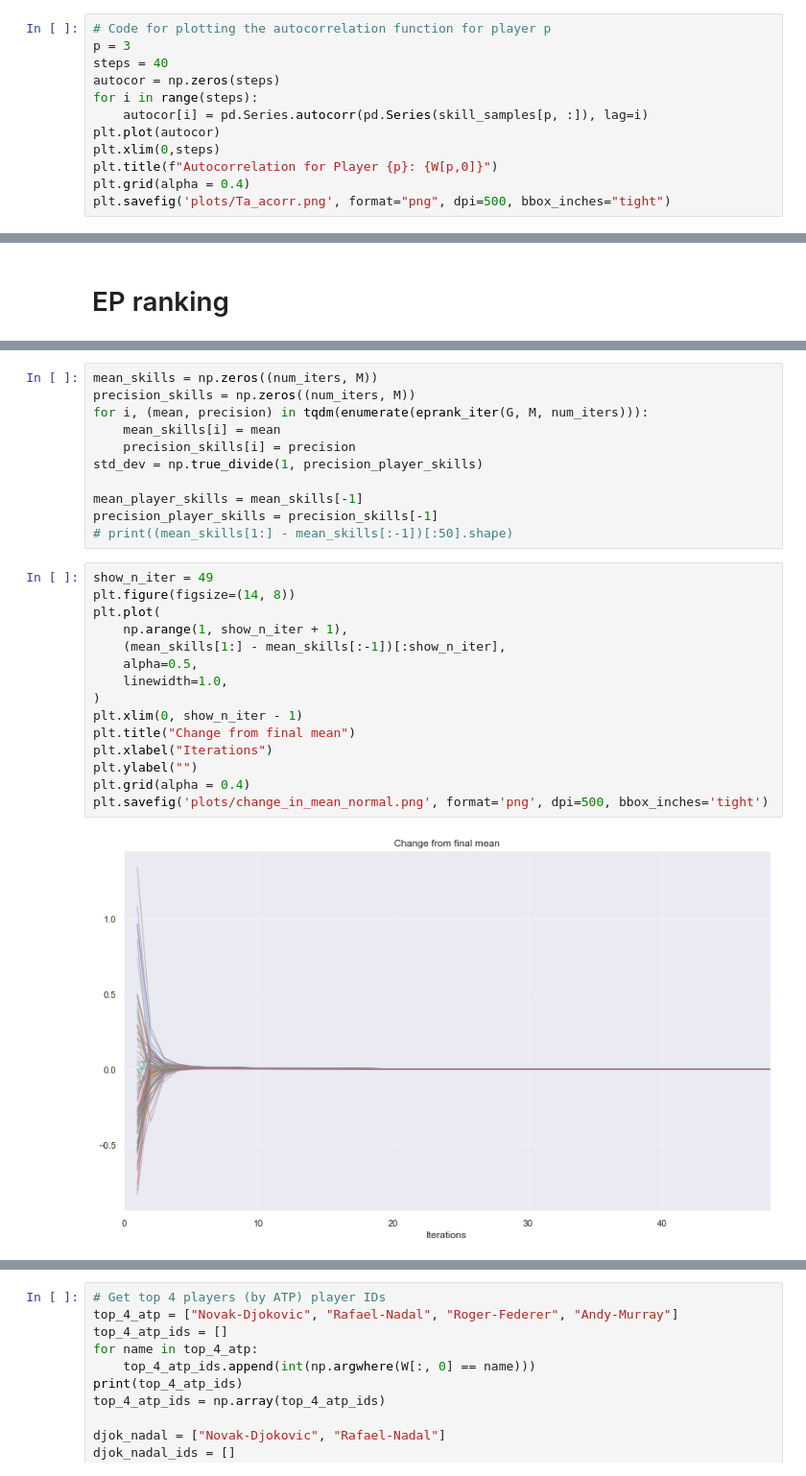
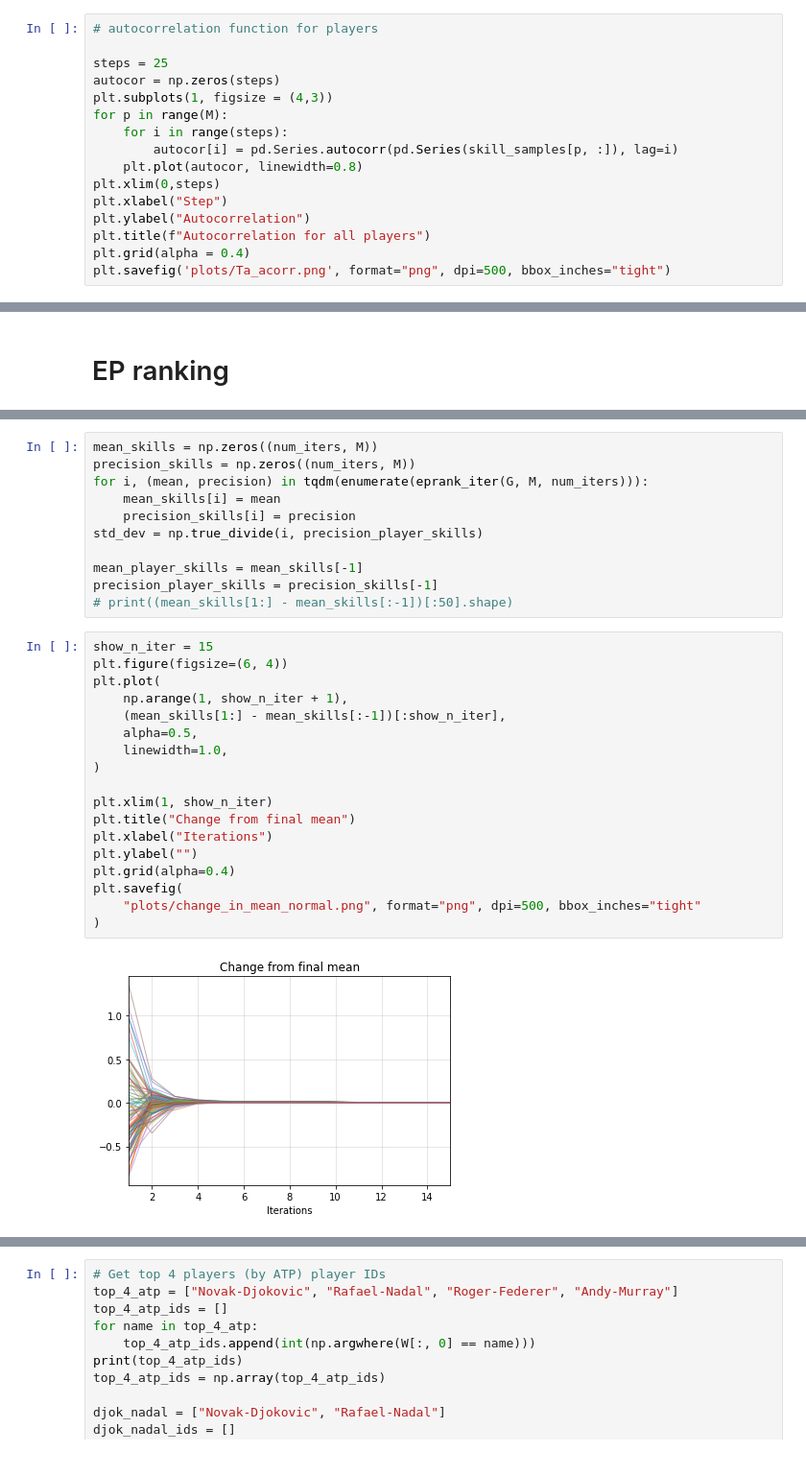
Before and after one commit to lbligh/lzb23_4f13_cw2, a Jupyter notebook: coursework2.ipynb, the cells around one changed output, grey strips where cells are left out. Shown: that part at 96% size. Saved outputs shown, nothing was run; the diff lists cells and outputs as text.

```diff
--- a/coursework2.ipynb
+++ b/coursework2.ipynb
@@ -71,13 +67,17 @@ plt.savefig("plots/Ta_sample_skills.png", format="png", dpi=500, bbox_inches="ti
 # %%
-# Code for plotting the autocorrelation function for player p
-p = 3
-steps = 40
+# autocorrelation function for players
+
+steps = 25
 autocor = np.zeros(steps)
-for i in range(steps):
-    autocor[i] = pd.Series.autocorr(pd.Series(skill_samples[p, :]), lag=i)
-plt.plot(autocor)
+plt.subplots(1, figsize = (4,3))
+for p in range(M):
+    for i in range(steps):
+        autocor[i] = pd.Series.autocorr(pd.Series(skill_samples[p, :]), lag=i)
+    plt.plot(autocor, linewidth=0.8)
 plt.xlim(0,steps)
-plt.title(f"Autocorrelation for Player {p}: {W[p,0]}")
+plt.xlabel("Step")
+plt.ylabel("Autocorrelation")
+plt.title(f"Autocorrelation for all players")
 plt.grid(alpha = 0.4)
 plt.savefig('plots/Ta_acorr.png', format="png", dpi=500, bbox_inches="tight")
 # %% [output]
@@ -96,25 +98,28 @@ precision_skills = np.zeros((num_iters, M))
 for i, (mean, precision) in tqdm(enumerate(eprank_iter(G, M, num_iters))):
     mean_skills[i] = mean
     precision_skills[i] = precision
-std_dev = np.true_divide(1, precision_player_skills)
+std_dev = np.true_divide(i, precision_player_skills)
 
 mean_player_skills = mean_skills[-1]
 precision_player_skills = precision_skills[-1]
 # print((mean_skills[1:] - mean_skills[:-1])[:50].shape)
 # %%
-show_n_iter = 49
-plt.figure(figsize=(14, 8))
+show_n_iter = 15
+plt.figure(figsize=(6, 4))
 plt.plot(
     np.arange(1, show_n_iter + 1),
     (mean_skills[1:] - mean_skills[:-1])[:show_n_iter],
     alpha=0.5,
     linewidth=1.0,
 )
-plt.xlim(0, show_n_iter - 1)
+
+plt.xlim(1, show_n_iter)
 plt.title("Change from final mean")
 plt.xlabel("Iterations")
 plt.ylabel("")
-plt.grid(alpha = 0.4)
-plt.savefig('plots/change_in_mean_normal.png', format='png', dpi=500, bbox_inches='tight')
+plt.grid(alpha=0.4)
+plt.savefig(
+    "plots/change_in_mean_normal.png", format="png", dpi=500, bbox_inches="tight"
+)
 # %% [output]
-[figure, old version]
+[figure, new version]
```
Also changed, not shown: parts of 23 cells of this notebook, 2 other files.
